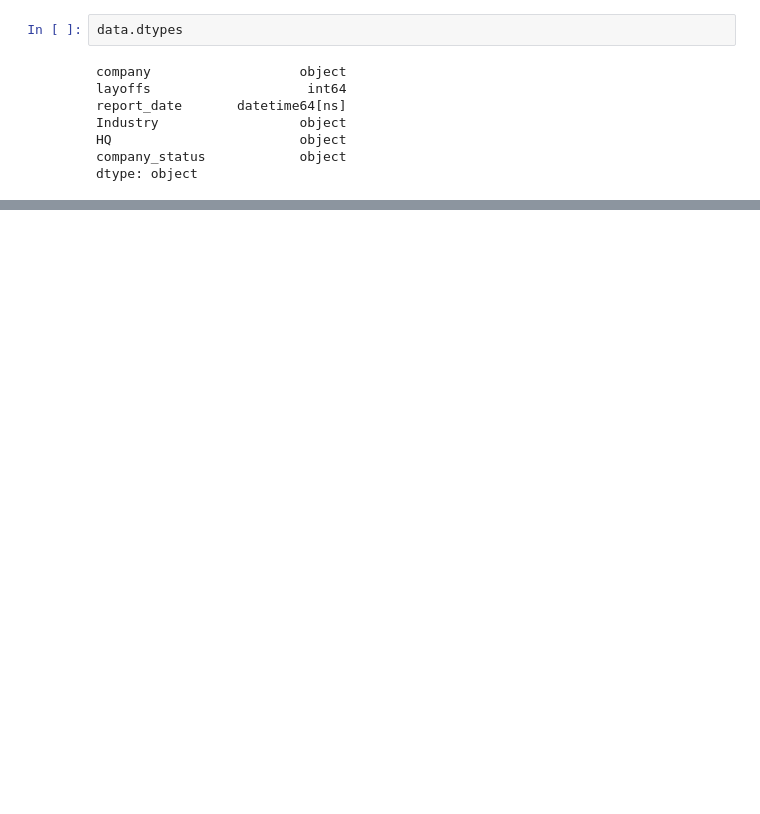
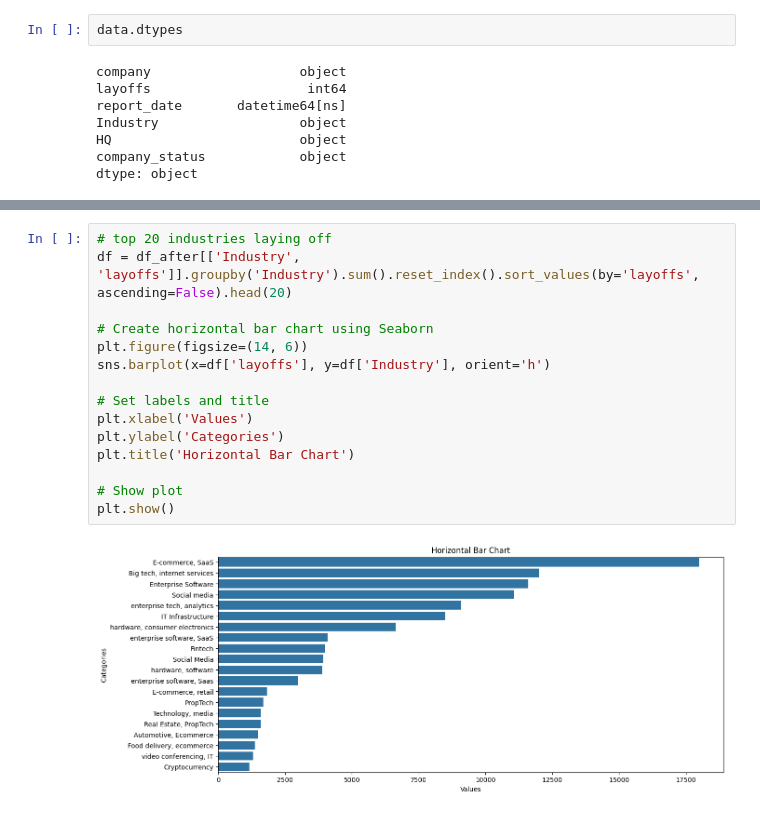
Before and after one commit to DaliDalmas/tech-layoff, a Jupyter notebook: lab/analysis.ipynb, the cells around one changed output, grey strips where cells are left out. Cells and saved outputs as stored; diff of their text form; blank space fills up the shorter version.

```diff
--- a/lab/analysis.ipynb
+++ b/lab/analysis.ipynb
@@ -26,0 +80,17 @@ dtype: object
+# %%
+# top 20 industries laying off
+df = df_after[['Industry', 'layoffs']].groupby('Industry').sum().reset_index().sort_values(by='layoffs', ascending=False).head(20)
+
+# Create horizontal bar chart using Seaborn
+plt.figure(figsize=(14, 6))
+sns.barplot(x=df['layoffs'], y=df['Industry'], orient='h')
+
+# Set labels and title
+plt.xlabel('Values')
+plt.ylabel('Categories')
+plt.title('Horizontal Bar Chart')
+
+# Show plot
+plt.show()
+# %% [output]
+[figure, added]
```
Also changed, not shown: parts of 10 cells of this notebook.
